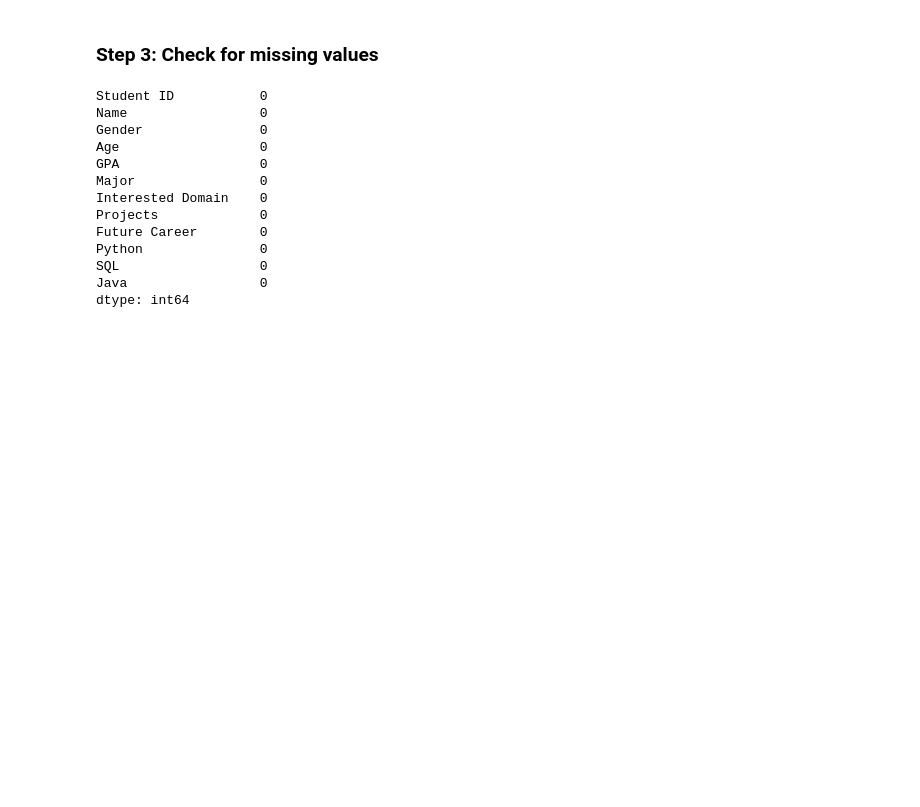
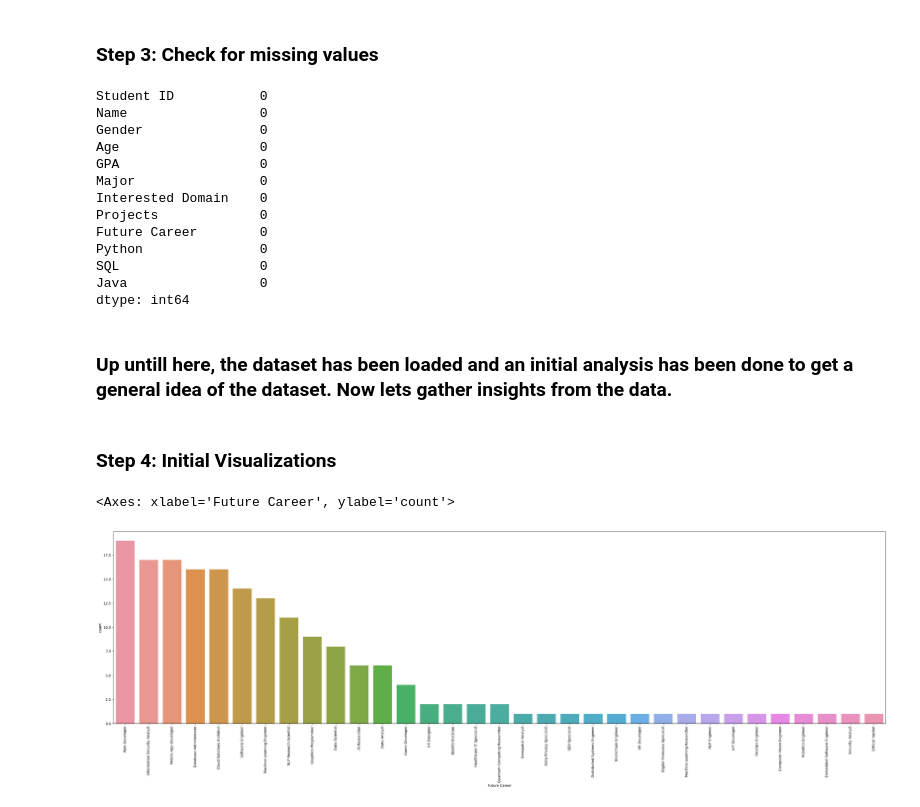
Before and after one commit to pegasus991/career-counsellor-ml, a Jupyter notebook: notebooks/EDA.ipynb, the cells around one changed output. Saved outputs shown, nothing was run; the diff lists cells and outputs as text; code cells hidden in the pictures; blank space fills up the shorter version.

```diff
--- a/notebooks/EDA.ipynb
+++ b/notebooks/EDA.ipynb
@@ -77,3 +80,19 @@ Python               0
 SQL                  0
 Java                 0
 dtype: int64
+# %% [markdown]
+### Up untill here, the dataset has been loaded and an initial analysis has been done to get a general idea of the dataset. Now lets gather insights from the data.
+# %% [markdown]
+### Step 4: Initial Visualizations
+# %%
+#Plotting the target variable(Future Career)
+plt.figure(figsize=(40,10))
+
+#Matplotlib Implementation
+df['Future Career'].value_counts().plot(kind='bar')
+
+#Seaborn Implementation
+sns.countplot(data=df, x=df['Future Career'], order=df['Future Career'].value_counts().index)
+# %% [output]
+<Axes: xlabel='Future Career', ylabel='count'>
+[figure, added]
```
Also changed, not shown: parts of 1 cell of this notebook.
